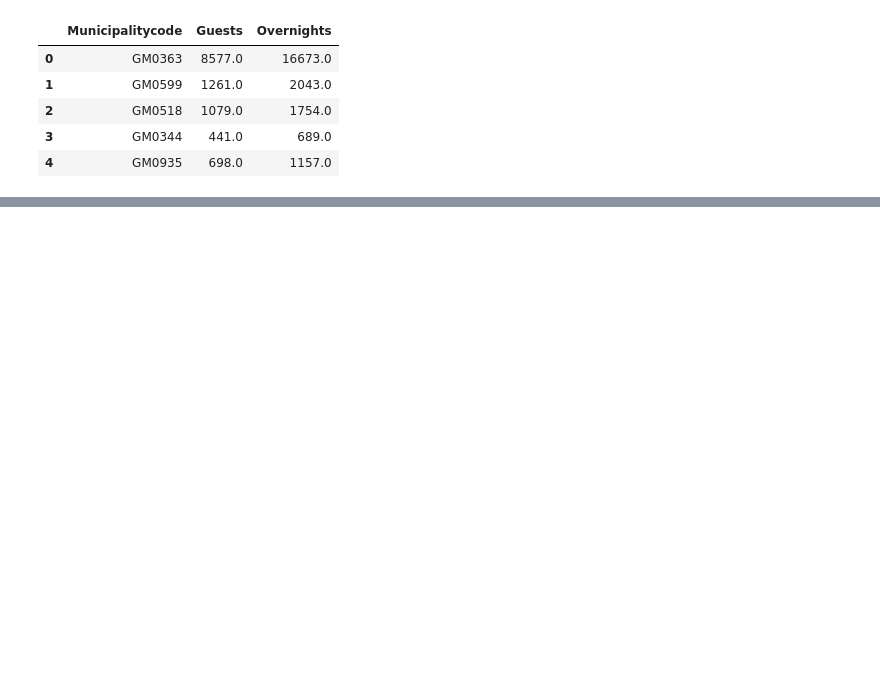
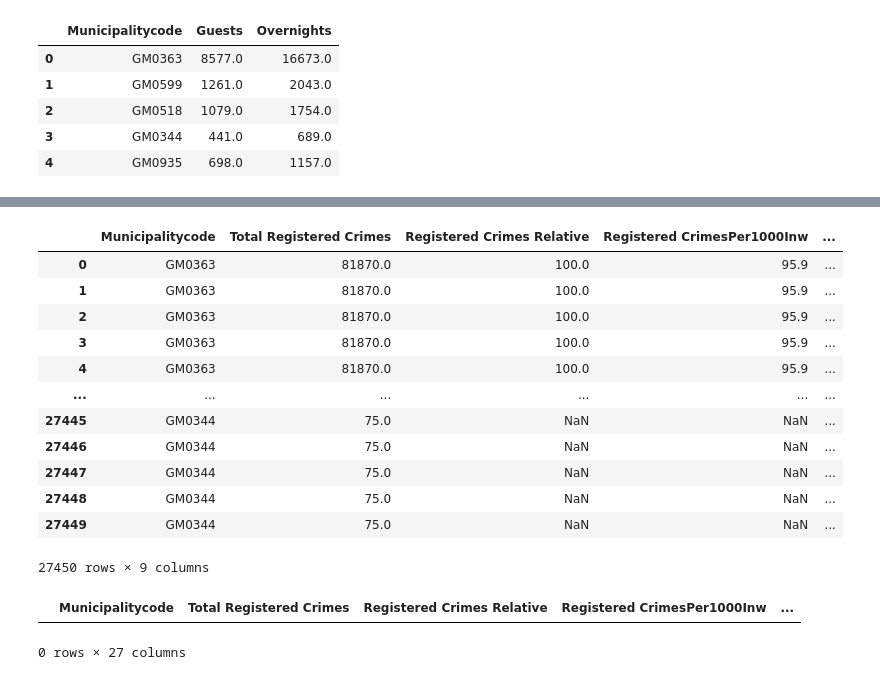
Before and after one commit to Rokra1995/ML-houseprice-pipeline, a Jupyter notebook: notebooks/Emmanuel.ipynb, the cells around one changed output, grey strips where cells are left out. Drawn from its saved outputs; the diff is of its cells as text; code cells hidden in the pictures; blank space fills up the shorter version.

```diff
--- a/notebooks/Emmanuel.ipynb
+++ b/notebooks/Emmanuel.ipynb
@@ -182,0 +324,23 @@ type_dict = {'NeighborhoodsAndDistricts':'str',
+# %%
+display(pd.merge(crime_data, tourist_info, on='Municipalitycode'))
+
+#pd.merge(pd.merge(t1, t2, on='a'), t3, on='a')
+# %% [output]
+|  | Municipalitycode | Total Registered Crimes | Registered Crimes Relative | Registered CrimesPer1000Inw | ... |
+| 0 | GM0363 | 81870.0 | 100.0 | 95.9 | ... |
+| 1 | GM0363 | 81870.0 | 100.0 | 95.9 | ... |
+| 2 | GM0363 | 81870.0 | 100.0 | 95.9 | ... |
+| 3 | GM0363 | 81870.0 | 100.0 | 95.9 | ... |
+| 4 | GM0363 | 81870.0 | 100.0 | 95.9 | ... |
+| ... | ... | ... | ... | ... | ... |
+| 27445 | GM0344 | 75.0 | NaN | NaN | ... |
+| 27446 | GM0344 | 75.0 | NaN | NaN | ... |
+| 27447 | GM0344 | 75.0 | NaN | NaN | ... |
+| 27448 | GM0344 | 75.0 | NaN | NaN | ... |
+| 27449 | GM0344 | 75.0 | NaN | NaN | ... |
+27450 rows × 9 columns
+# %%
+pd.merge(pd.merge(crime_data, tourist_info, on='Municipalitycode'), cbs_data, on='Municipalitycode')
+# %% [output]
+|  | Municipalitycode | Total Registered Crimes | Registered Crimes Relative | Registered CrimesPer1000Inw | ... |
+0 rows × 27 columns
```
Also changed, not shown: parts of 18 cells of this notebook.
